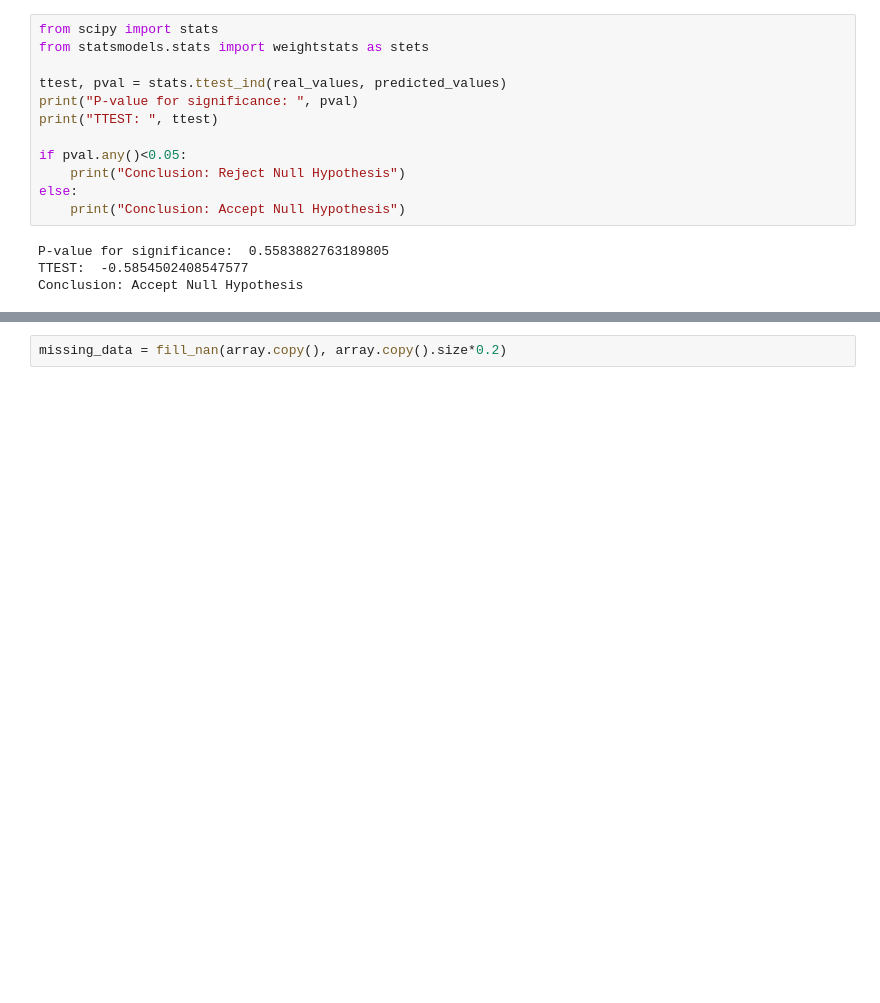
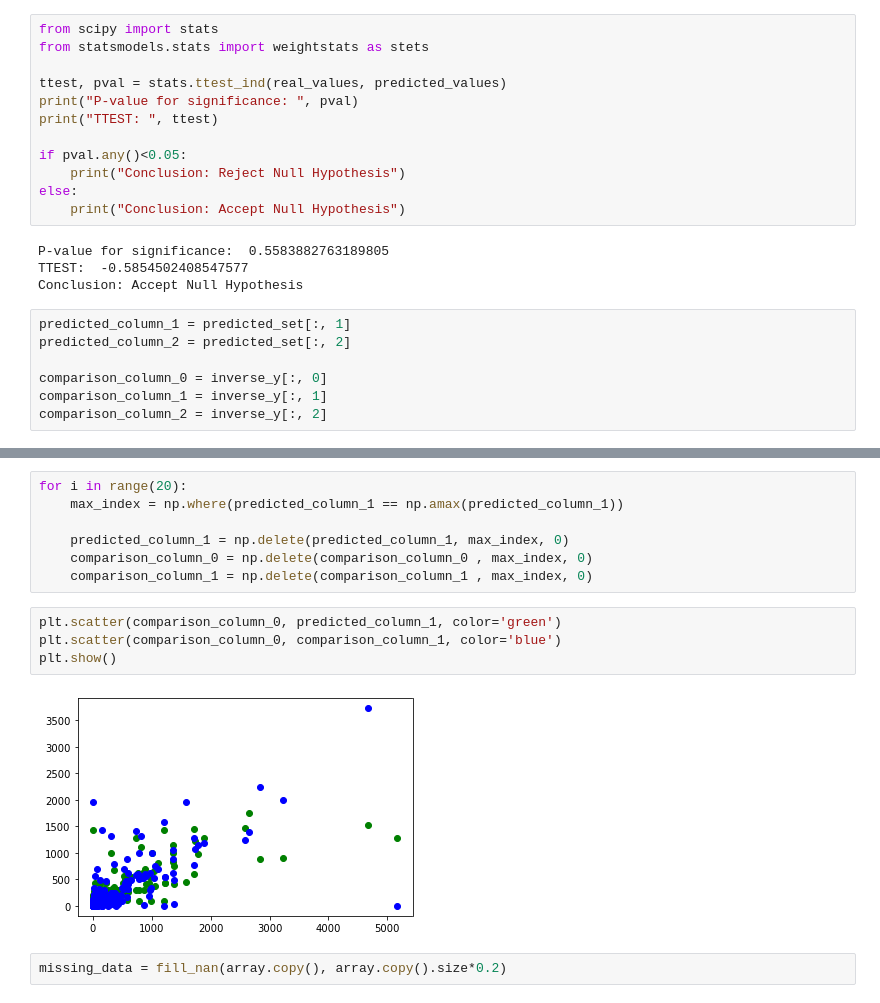
Before and after one commit to n-minhhai/DL-data-imputation, a Jupyter notebook: model5.ipynb, the cells around one changed output, grey strips where cells are left out. Saved outputs shown, nothing was run; the diff lists cells and outputs as text; blank space fills up the shorter version.

Commit message:
Added graph with less outliers

```diff
--- a/model5.ipynb
+++ b/model5.ipynb
@@ -311,4 +302,11 @@ else:
 P-value for significance:  0.5583882763189805
 TTEST:  -0.5854502408547577
 Conclusion: Accept Null Hypothesis
+# %%
+predicted_column_1 = predicted_set[:, 1]
+predicted_column_2 = predicted_set[:, 2]
+
+comparison_column_0 = inverse_y[:, 0]
+comparison_column_1 = inverse_y[:, 1]
+comparison_column_2 = inverse_y[:, 2]
 # %%
@@ -323,6 +321,19 @@ plt.scatter(inverse_y[:,0], inverse_y[:, 2], color='blue')
 plt.show()
 # %% [output]
 [figure]
+# %%
+for i in range(20):
+    max_index = np.where(predicted_column_1 == np.amax(predicted_column_1))
+
+    predicted_column_1 = np.delete(predicted_column_1, max_index, 0)
+    comparison_column_0 = np.delete(comparison_column_0 , max_index, 0)
+    comparison_column_1 = np.delete(comparison_column_1 , max_index, 0)
+# %%
+plt.scatter(comparison_column_0, predicted_column_1, color='green')
+plt.scatter(comparison_column_0, comparison_column_1, color='blue')
+plt.show()
+# %% [output]
+[figure, added]
 # %%
 missing_data = fill_nan(array.copy(), array.copy().size*0.2)
 # %%
```
Also changed, not shown: parts of 3 cells of this notebook.
